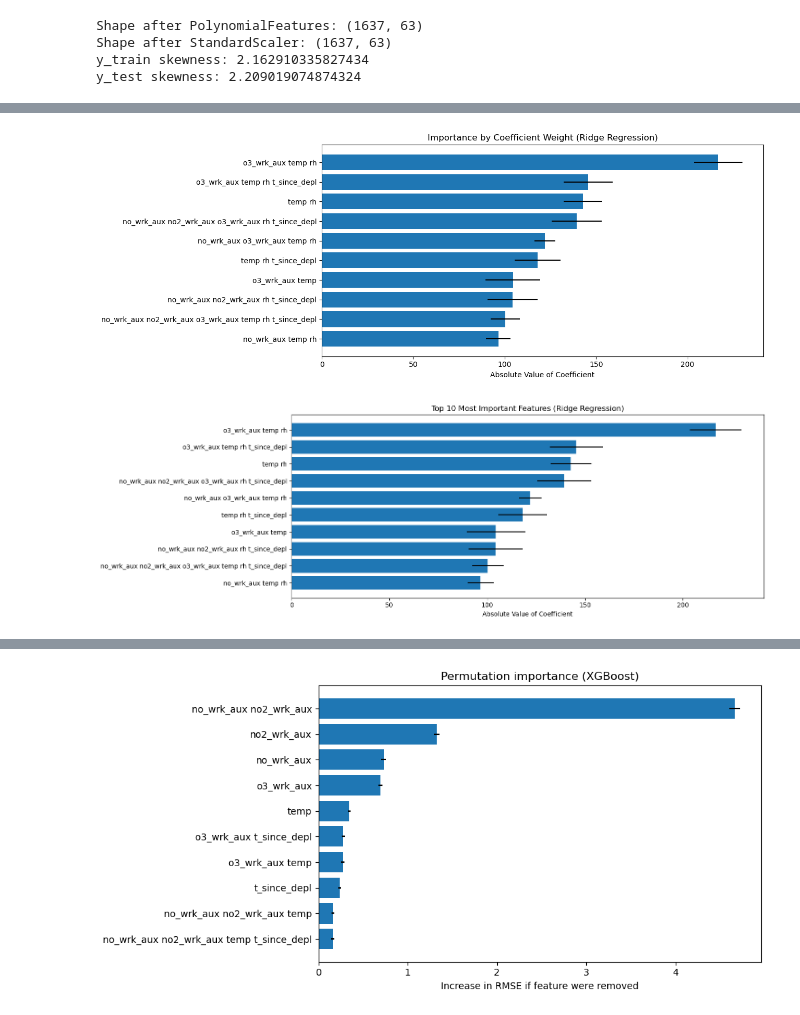
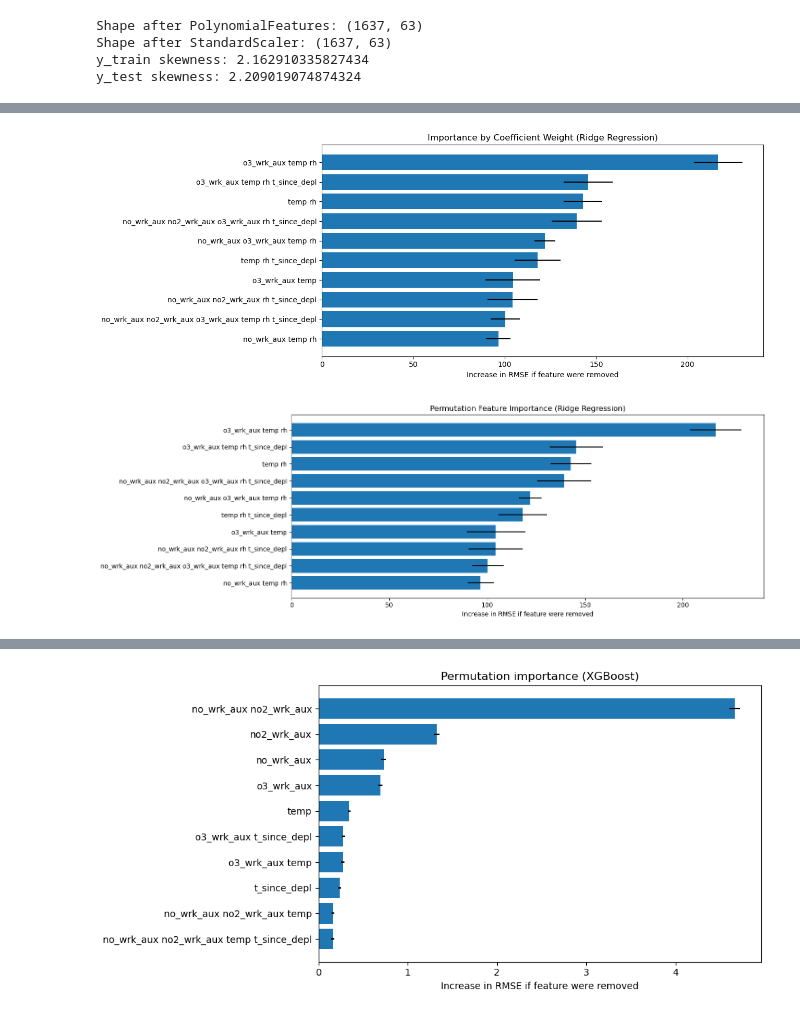
Before and after one commit to gberggg/data1030_finalproject_new, a Jupyter notebook: src/final notebooks/Multiple_algos_linear.ipynb, the cells around one changed output, grey strips where cells are left out. Cells and saved outputs as stored; diff of their text form; code cells hidden in the pictures.

Commit message:
updates to feature importance figure

```diff
--- a/src/final notebooks/Multiple_algos_linear.ipynb
+++ b/src/final notebooks/Multiple_algos_linear.ipynb
@@ -533,35 +533,35 @@ coefs_rdg = []
 # access coefficients from each random state
 for i in range(len(best_models_rdg)):
 
     pipeline = best_models_rdg[i]
     model = pipeline.named_steps['ridge']
     coef_rdg = model.coef_
     coefs_rdg.append(coef_rdg)
 
 coefs_rdg_array = np.array(coefs_rdg)
 
 # calculate averages and standard devs for each random state
 avg_coefs_rdg = np.mean(np.abs(coefs_rdg_array), axis=0)
 std_coefs_rdg = np.std(np.abs(coefs_rdg_array), axis=0)
 
 # match stats with feature names
 label_avg_coefs_rdg = pd.Series(avg_coefs_rdg, index=feature_names)
 label_std_coefs_rdg = pd.Series(std_coefs_rdg, index=feature_names)
 
 # find top 10
 sorted_idx_rdg = label_avg_coefs_rdg.sort_values(ascending=False).index[:10]
 sorted_coefs_mean_rdg = label_avg_coefs_rdg.loc[sorted_idx_rdg]
 sorted_coefs_std_rdg = label_std_coefs_rdg.loc[sorted_idx_rdg]
 
 plt.figure(figsize=(13, 5))
 plt.barh(sorted_coefs_mean_rdg.index, sorted_coefs_mean_rdg.values, xerr=sorted_coefs_std_rdg.values)
-plt.xlabel('Absolute Value of Coefficient')
+plt.xlabel('Increase in RMSE if feature were removed')
 plt.title('Importance by Coefficient Weight (Ridge Regression)')
 plt.gca().invert_yaxis()
 plt.tight_layout()
 plt.savefig('/Users/grace/Documents/DATA1030/DATA1030-FinalProject-3/figures/feat_importance_figures/interp1_ridge_weights.png',dpi=300)
 # %% [output]
-[figure, old version]
+[figure, new version]
 # %%
 # GLOBAL FEATURE IMPORTANCE FOR RIDGE REGRESSION
 
@@ -609,13 +609,13 @@ sorted_importances_std = label_importances_std.loc[sorted_idx]
 
 plt.figure(figsize=(15, 5))
 plt.barh(sorted_coefs_mean_rdg.index, sorted_coefs_mean_rdg.values, xerr=sorted_coefs_std_rdg.values)
-plt.xlabel('Absolute Value of Coefficient')
-plt.title('Top 10 Most Important Features (Ridge Regression)')
+plt.xlabel('Increase in RMSE if feature were removed')
+plt.title('Permutation Feature Importance (Ridge Regression)')
 plt.gca().invert_yaxis()
 plt.tight_layout()
 plt.savefig('/Users/grace/Documents/DATA1030/DATA1030-FinalProject-3/figures/feat_importance_figures/interp1_ridge_perm.png',dpi=300)
 # %% [output]
-[figure, old version]
+[figure, new version]
 # %%
 # GLOBAL AND LOCAL FEATURE IMPORTANCE FOR XGBOOST
 
```
Also changed, not shown: 5 other files.
